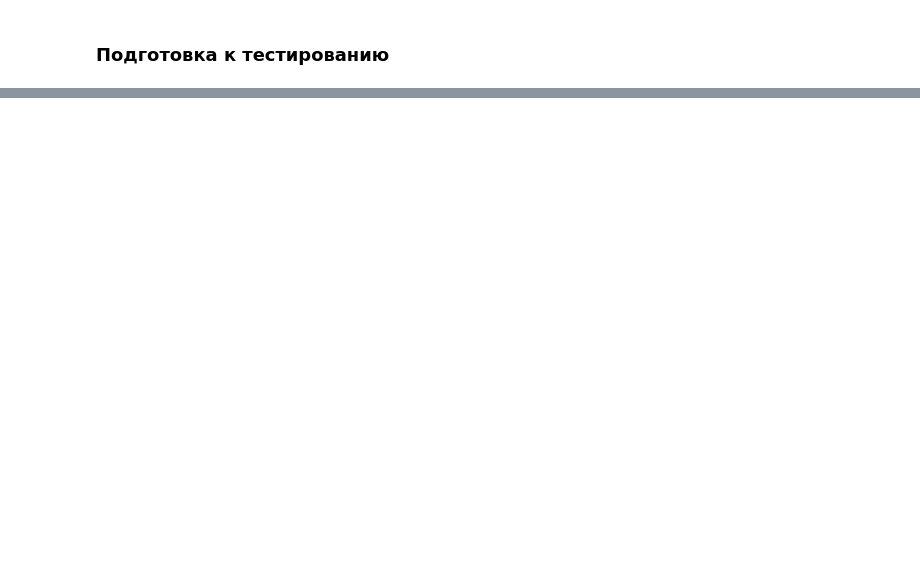
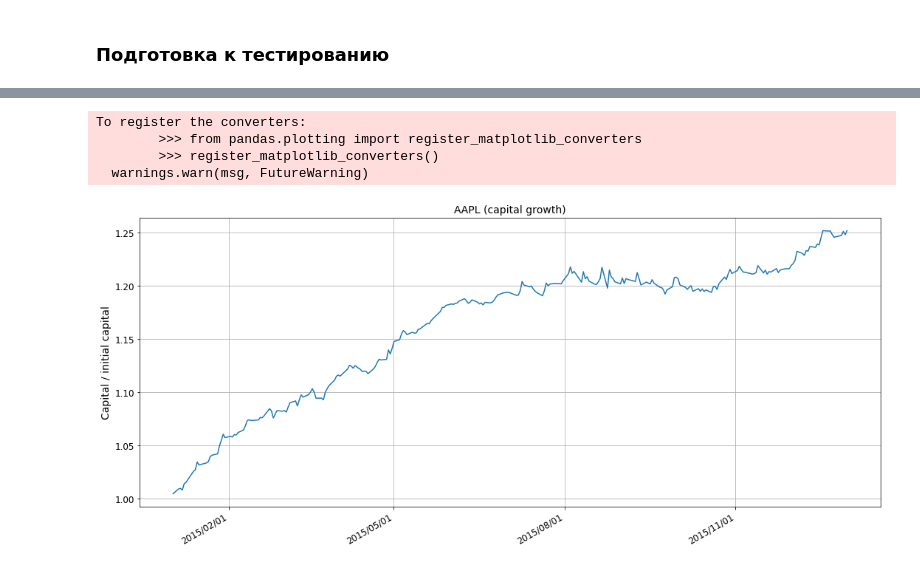
Before and after one commit to alexbukata/pso-trading, a Jupyter notebook: Traiding_multiple_stocks_with_pso_test_strategy.ipynb, the cells around one changed output, grey strips where cells are left out. Cells and saved outputs as stored; diff of their text form; code cells hidden in the pictures; blank space fills up the shorter version.

```diff
--- a/Traiding_multiple_stocks_with_pso_test_strategy.ipynb
+++ b/Traiding_multiple_stocks_with_pso_test_strategy.ipynb
@@ -73,6 +73,7 @@ data['stock_name'] = lbl_encoder.fit_transform(data['stock_name'].as_matrix().re
 #lbl_encoder.inverse_transform(np.array([1]))
 # %%
 train_data = data[data['date'] <= train_dateto.timestamp()]
+train_data = train_data[~train_data['stock_name'].isin((lbl_encoder.transform(np.array(['VZ']))[0], lbl_encoder.transform(np.array(['AAPL']))[0]))]
 X_train = train_data.drop(['date','close','adj_close', 'volume'],axis=1)
 print(len(X_train))
 Y_train_regr = train_data['close']
@@ -92,11 +93,12 @@ Y_valid_classify = valid_data['close'] > valid_data['open']
 # %%
 test_data = data[data['date'] > test_datefrom.timestamp()]
 test_data = test_data[test_data['date'] < test_dateto.timestamp()]
-coca_label = lbl_encoder.transform(np.array(['KO']))[0]
-intel_label = lbl_encoder.transform(np.array(['INTC']))[0]
-pfizer_label = lbl_encoder.transform(np.array(['PFE']))[0]
-test_data = test_data[test_data['stock_name'].isin((coca_label, intel_label, pfizer_label))]
+# coca_label = lbl_encoder.transform(np.array(['KO']))[0]
+# intel_label = lbl_encoder.transform(np.array(['INTC']))[0]
+# pfizer_label = lbl_encoder.transform(np.array(['PFE']))[0]
+# test_data = test_data[test_data['stock_name'].isin((coca_label, pfizer_label, intel_label))]
 # test_data = test_data[test_data['stock_name'] == lbl_encoder.transform(np.array(['UNH']))[0]]
-# test_data = test_data[test_data['stock_name'] == lbl_encoder.transform(np.array(['MMM']))[0]]
+# test_data = test_data[test_data['stock_name'] == lbl_encoder.transform(np.array(['CVX']))[0]]
+test_data = test_data[test_data['stock_name'] == lbl_encoder.transform(np.array(['AAPL']))[0]]
 len(test_data)
 # %% [output]
@@ -104,12 +106,12 @@ len(test_data)
 # %%
 ts = time.time()
 class_params = {
-  'colsample_bytree': 0.5908005303400712,
-  'eta': 0.13024486152650036,
-  'max_depth': 36,
-  'min_child_weight': 63,
-  'n_estimators': 2553,
-  'subsample': 0.31500310724086783}
+'max_depth': 14,
+  'n_estimators': 631,
+  'min_child_weight': 308,
+  'colsample_bytree': 0.3835295385104849,
+  'subsample': 0.8779845029326574,
+  'eta': 0.8885150603875441,}
 model_class = XGBClassifier(**class_params)
 
 model_class.fit(
@@ -117,7 +119,7 @@ model_class.fit(
         Y_train_classify,
         eval_set=[(X_train, Y_train_classify), (X_valid, Y_valid_classify)],
         verbose=True,
-        eval_metric='auc',
+        eval_metric='error',
         early_stopping_rounds = 10)
 
 time.time() - ts
@@ -155,6 +162,6 @@ def strategy(row):
     decision = 'buy' if model_class.predict(strategy_input) else 'sell'
     return decision
 
-cash_res = bot.simulate_trading(strategy, test_data, initial_cash=400, multipl=10, interest_percent=0.05)
-print(cash_res)
+cash_result, min_cash, max_cash, cashes, diffs = bot.simulate_trading_stat(strategy, test_data, initial_cash=213.5*20, multipl=10, interest_percent=0)
+print((cash_result, min_cash, max_cash))
 # %% [output]
@@ -177,0 +185,19 @@ buy: open: 47.49, cash=2234.5273249999964, diff=-1.4000000000000057, interest=0.
+# %%
+import matplotlib.dates as mdates
+fig, ax = plt.subplots(1, 1, figsize=(18,8))
+x=[dtm.datetime.fromtimestamp(tmstmp) for tmstmp in list(test_data['date'])]
+y = list(map(lambda x: x/213.5/20, cashes))
+plt.plot(x,y)
+plt.gca().xaxis.set_major_formatter(mdates.DateFormatter('%Y/%m/%d'))
+plt.gca().xaxis.set_major_locator(mdates.MonthLocator(interval=3))
+plt.gcf().autofmt_xdate()
+plt.ylabel('Capital / initial capital', fontsize=14)
+ax.tick_params(axis='both', which='major', labelsize=12)
+plt.title('AAPL (capital growth)', fontsize=14)
+plt.grid()
+# %% [output]
+To register the converters:
+        >>> from pandas.plotting import register_matplotlib_converters
+        >>> register_matplotlib_converters()
+  warnings.warn(msg, FutureWarning)
+[figure, added]
```
Also changed, not shown: parts of 16 cells of this notebook, 5 other files.
